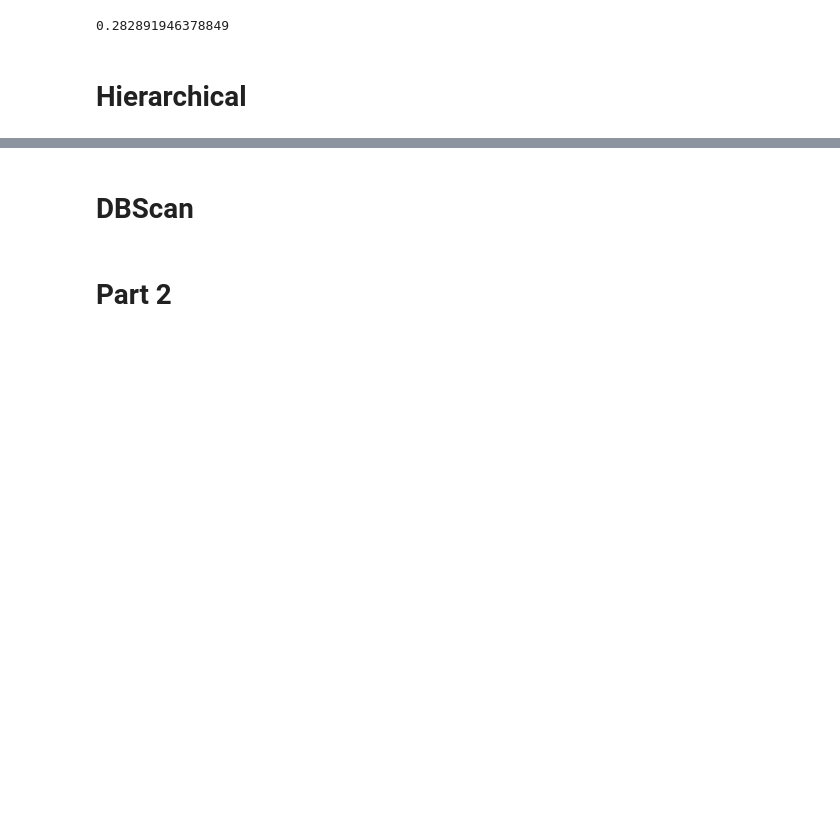
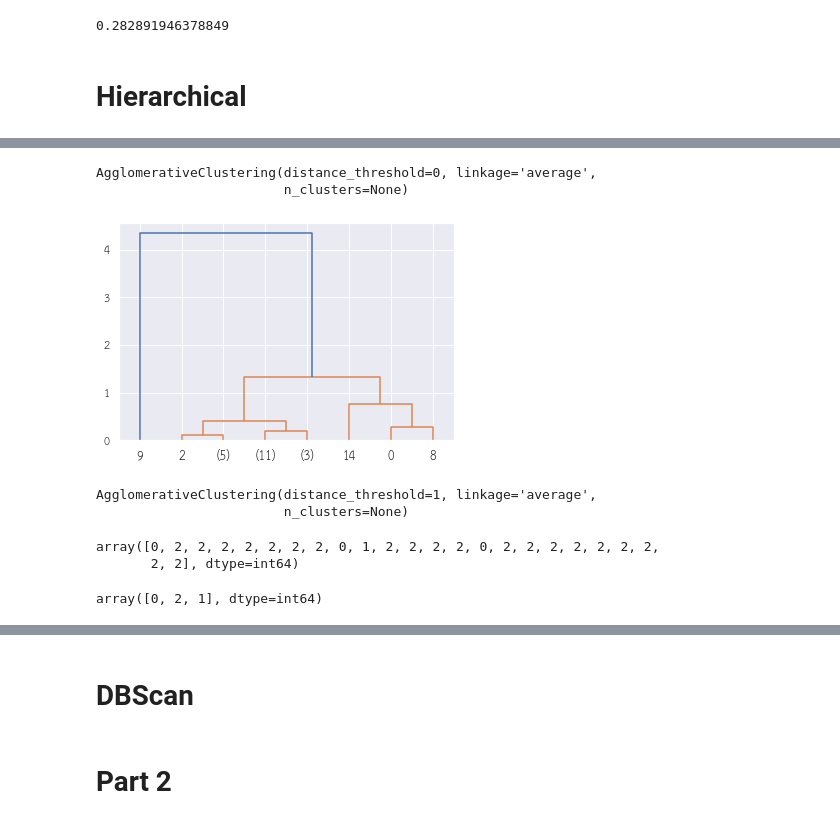
Before and after one commit to pant411/Assignment2_Stat_pp, a Jupyter notebook: part-cluster/cluster_analysis.ipynb, the cells around one changed output, grey strips where cells are left out. Saved outputs shown, nothing was run; the diff lists cells and outputs as text; code cells hidden in the pictures; blank space fills up the shorter version.

```diff
--- a/part-cluster/cluster_analysis.ipynb
+++ b/part-cluster/cluster_analysis.ipynb
@@ -705,0 +977,5 @@ print(metrics.davies_bouldin_score(k_mean_2564_5,kmeans_5.labels_))
+# %%
+Hierarchical_2564_3=main_2564[['งบลงทุน']]
+Hierarchical_2564_3.replace({'-':np.nan},inplace=True)
+Hierarchical_2564_3=Hierarchical_2564_3.dropna()
+Hierarchical_2564_3.tail()
@@ -705,0 +1001,5 @@ print(metrics.davies_bouldin_score(k_mean_2564_5,kmeans_5.labels_))
+# %%
+scaler = StandardScaler()
+array_normalized = scaler.fit_transform(Hierarchical_2564_3)
+Hierarchical_2564_3_normalized = pd.DataFrame(array_normalized)
+Hierarchical_2564_3_normalized.head()
@@ -705,0 +1013,17 @@ print(metrics.davies_bouldin_score(k_mean_2564_5,kmeans_5.labels_))
+# %%
+# Set up parameter values
+linkage_val = 'average'  # 'others are 'complete', 'single', 'ward'
+dist_threshold_val = 0   # Set to be zero to plot dendrogram
+nclusters_val = None     # if distance_threshold is 0, this must be None
+# %%
+model_H3=AgglomerativeClustering(linkage=linkage_val,n_clusters=nclusters_val,distance_threshold=dist_threshold_val)
+model_H3=model_H3.fit(Hierarchical_2564_3_normalized)
+model_H3
+# %% [output]
+AgglomerativeClustering(distance_threshold=0, linkage='average',
+                        n_clusters=None)
+# %%
+plot_dendrogram(model_H3, truncate_mode='level', p=3)
+#เลือก 3 เพราะว่าหากมากกว่านี้จะได้ค่า dist_threshold_val ต่ำกว่า 0.5
+# %% [output]
+[figure, added]
@@ -705,0 +1034,18 @@ print(metrics.davies_bouldin_score(k_mean_2564_5,kmeans_5.labels_))
+# %%
+model_H3=AgglomerativeClustering(linkage=linkage_val,n_clusters=nclusters_val,distance_threshold=dist_threshold_val)
+model_H3=model_H3.fit(Hierarchical_2564_3_normalized)
+model_H3
+# %% [output]
+AgglomerativeClustering(distance_threshold=1, linkage='average',
+                        n_clusters=None)
+# %%
+labels = model_H3.labels_
+labels
+# %% [output]
+array([0, 2, 2, 2, 2, 2, 2, 2, 0, 1, 2, 2, 2, 2, 0, 2, 2, 2, 2, 2, 2, 2,
+       2, 2], dtype=int64)
+# %%
+cluster_ids = pd.Series(labels).unique()
+cluster_ids
+# %% [output]
+array([0, 2, 1], dtype=int64)
```
Also changed, not shown: parts of 82 cells of this notebook.
